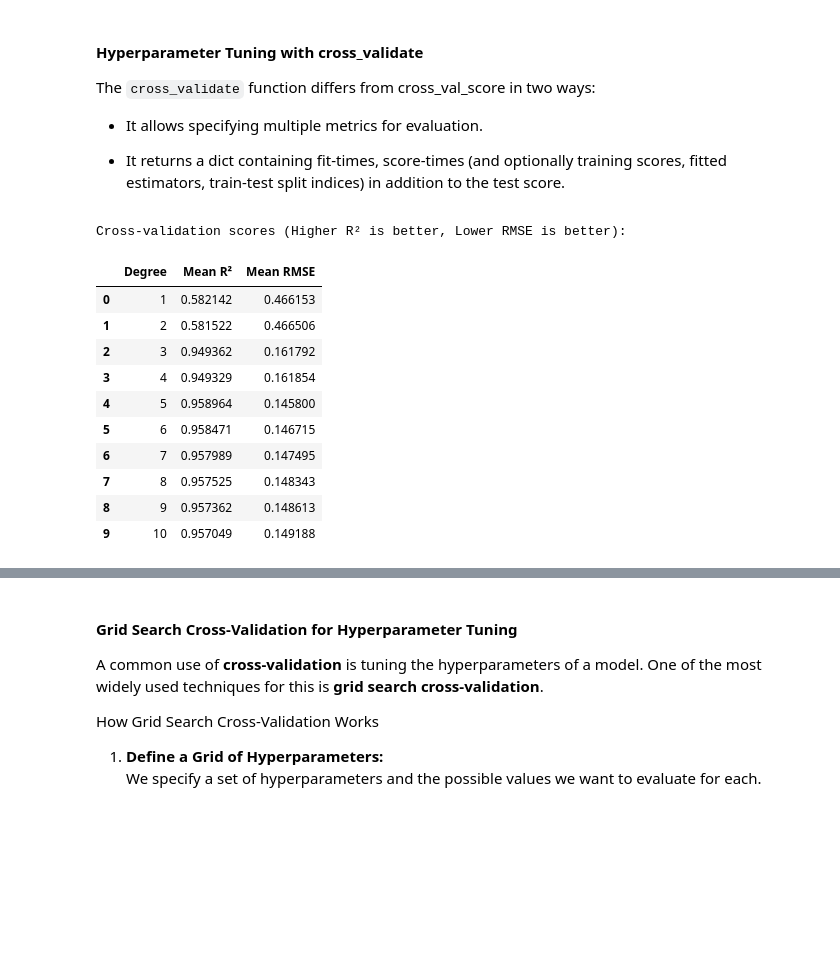
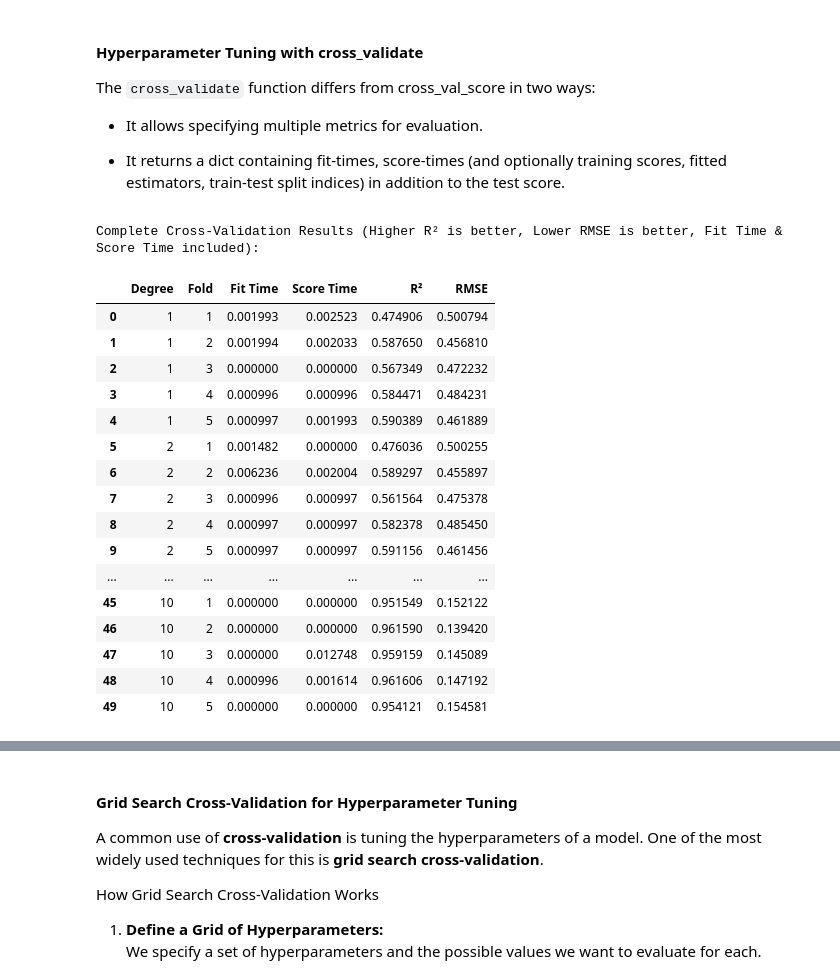
Before and after one commit to Lizhen0909/STAT303-2-class-notes, a Jupyter notebook: cross_validation.ipynb, the cells around one changed output, grey strips where cells are left out. Saved outputs shown, nothing was run; the diff lists cells and outputs as text; code cells hidden in the pictures; blank space fills up the shorter version.

```diff
--- a/cross_validation.ipynb
+++ b/cross_validation.ipynb
@@ -610,63 +588,76 @@ The `cross_validate` function differs from cross_val_score in two ways:
 
 * It returns a dict containing fit-times, score-times (and optionally training scores, fitted estimators, train-test split indices) in addition to the test score.
 # %%
-
 from sklearn.model_selection import cross_validate
 
-def cross_validation_scores(X_train, y_train, max_degree=10):
+def cross_validation_full_results(X_train, y_train, max_degree=10):
     """
     Perform cross-validation for polynomial regression models with different degrees.
-    Computes both R² and RMSE scores using cross_validate.
+    Captures all cross-validation results including R², RMSE, fit time, score time, etc.
 
     Parameters:
         X_train (array-like): Training feature data.
         y_train (array-like): Training target data.
         max_degree (int): Maximum polynomial degree to evaluate.
 
     Returns:
-        scores_df (DataFrame): DataFrame of cross-validation R² and RMSE scores across different degrees.
+        full_results_df (DataFrame): DataFrame containing all cross-validation metrics for each degree.
     """
-    degrees = range(1, max_degree + 1)
-    results = []
+    degrees = []
+    results_dict = {
+        "Fold": [],
+        "Fit Time": [],
+        "Score Time": [],
+        "R²": [],
+        "RMSE": []
+    }
 
-    for degree in degrees:
+    for degree in range(1, max_degree + 1):
         # Create polynomial regression model
         model = make_pipeline(
             PolynomialFeatures(degree),
             LinearRegression()
         )
 
-        # Perform cross-validation for both R² and RMSE
+        # Perform cross-validation for both R² and RMSE, capturing additional metrics
         cv_results = cross_validate(model, X_train, y_train, cv=5,
-                                    scoring=['r2', 'neg_root_mean_squared_error'], return_train_score=False)
+                                    scoring=['r2', 'neg_root_mean_squared_error'], return_train_score=True)
 
-        # Extract mean scores
-        mean_r2 = np.mean(cv_results['test_r2'])
-        mean_rmse = -np.mean(cv_results['test_neg_root_mean_squared_error'])  # Negate since sklearn returns negative RMSE
-
-        # Store results
-        results.append([degree, mean_r2, mean_rmse])
+        # Store each fold's results separately
+        for fold in range(5):  # 5 folds
+            degrees.append(degree)
+            results_dict["Fold"].append(fold + 1)
+            results_dict["Fit Time"].append(cv_results["fit_time"][fold])
+            results_dict["Score Time"].append(cv_results["score_time"][fold])
+            results_dict["R²"].append(cv_results["test_r2"][fold])
+            results_dict["RMSE"].append(-cv_results["test_neg_root_mean_squared_error"][fold])  # Convert negative RMSE to positive
 
     # Convert to DataFrame
-    scores_df = pd.DataFrame(results, columns=["Degree", "Mean R²", "Mean RMSE"])
+    full_results_df = pd.DataFrame(results_dict)
+    full_results_df.insert(0, "Degree", degrees)  # Add Degree column at the front
 
-    print("Cross-validation scores (Higher R² is better, Lower RMSE is better):")
-    return scores_df
+    print("Complete Cross-Validation Results (Higher R² is better, Lower RMSE is better, Fit Time & Score Time included):")
+    return full_results_df
 
-# Example Usage:
-scores_df = cross_validation_scores(X_train, y_train, max_degree=10)
+scores_df = cross_validation_full_results(X_train, y_train, max_degree=10)
 
 scores_df
 # %% [output]
-Cross-validation scores (Higher R² is better, Lower RMSE is better):
+Complete Cross-Validation Results (Higher R² is better, Lower RMSE is better, Fit Time & Score Time included):
-|  | Degree | Mean R² | Mean RMSE |
-| 0 | 1 | 0.582142 | 0.466153 |
-| 1 | 2 | 0.581522 | 0.466506 |
-| 2 | 3 | 0.949362 | 0.161792 |
-| 3 | 4 | 0.949329 | 0.161854 |
-| 4 | 5 | 0.958964 | 0.145800 |
-| 5 | 6 | 0.958471 | 0.146715 |
-| 6 | 7 | 0.957989 | 0.147495 |
-| 7 | 8 | 0.957525 | 0.148343 |
-| 8 | 9 | 0.957362 | 0.148613 |
-| 9 | 10 | 0.957049 | 0.149188 |
+|  | Degree | Fold | Fit Time | Score Time | R² | RMSE |
+| 0 | 1 | 1 | 0.001993 | 0.002523 | 0.474906 | 0.500794 |
+| 1 | 1 | 2 | 0.001994 | 0.002033 | 0.587650 | 0.456810 |
+| 2 | 1 | 3 | 0.000000 | 0.000000 | 0.567349 | 0.472232 |
+| 3 | 1 | 4 | 0.000996 | 0.000996 | 0.584471 | 0.484231 |
+| 4 | 1 | 5 | 0.000997 | 0.001993 | 0.590389 | 0.461889 |
+| 5 | 2 | 1 | 0.001482 | 0.000000 | 0.476036 | 0.500255 |
+| 6 | 2 | 2 | 0.006236 | 0.002004 | 0.589297 | 0.455897 |
+| 7 | 2 | 3 | 0.000996 | 0.000997 | 0.561564 | 0.475378 |
+| 8 | 2 | 4 | 0.000997 | 0.000997 | 0.582378 | 0.485450 |
+| 9 | 2 | 5 | 0.000997 | 0.000997 | 0.591156 | 0.461456 |
+| ... | ... | ... | ... | ... | ... | ... |
+| 45 | 10 | 1 | 0.000000 | 0.000000 | 0.951549 | 0.152122 |
+| 46 | 10 | 2 | 0.000000 | 0.000000 | 0.961590 | 0.139420 |
+| 47 | 10 | 3 | 0.000000 | 0.012748 | 0.959159 | 0.145089 |
+| 48 | 10 | 4 | 0.000996 | 0.001614 | 0.961606 | 0.147192 |
+| 49 | 10 | 5 | 0.000000 | 0.000000 | 0.954121 | 0.154581 |
```
Also changed, not shown: parts of 18 cells of this notebook, 3 other files.
